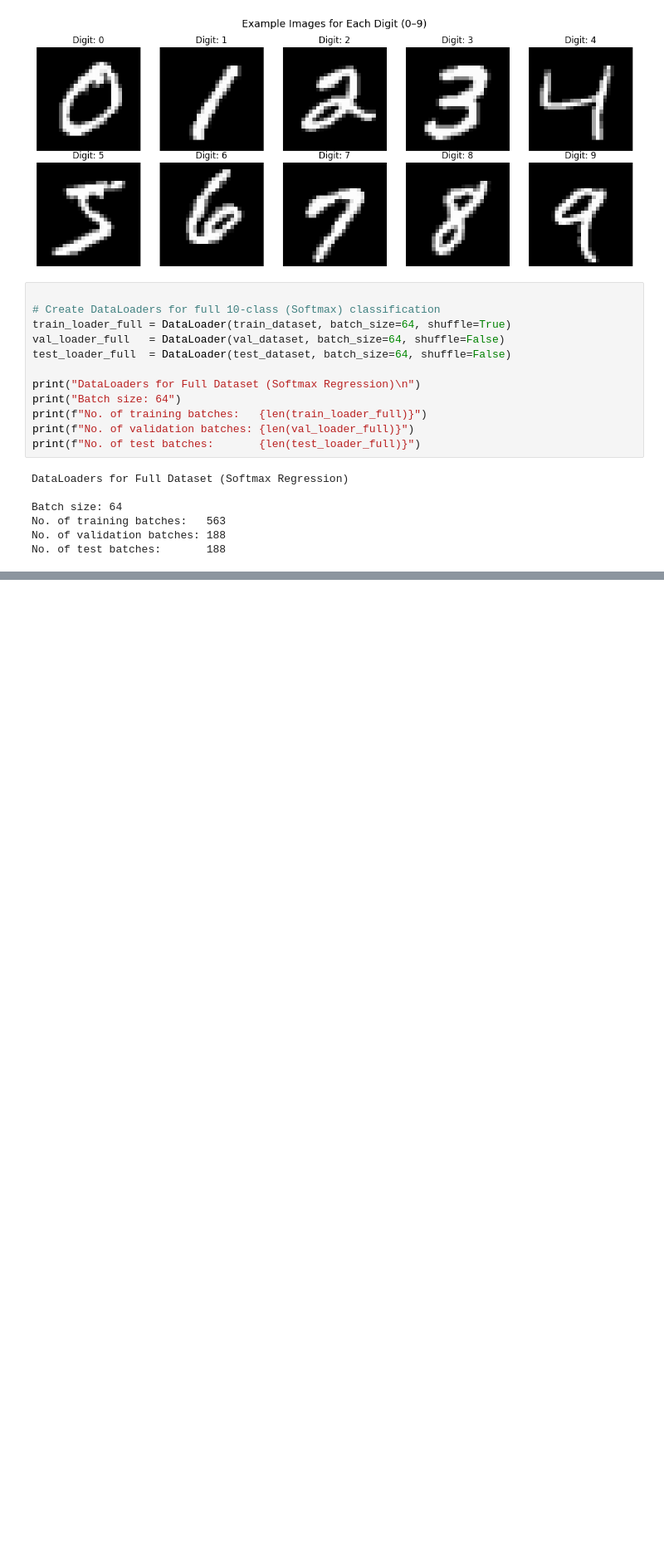
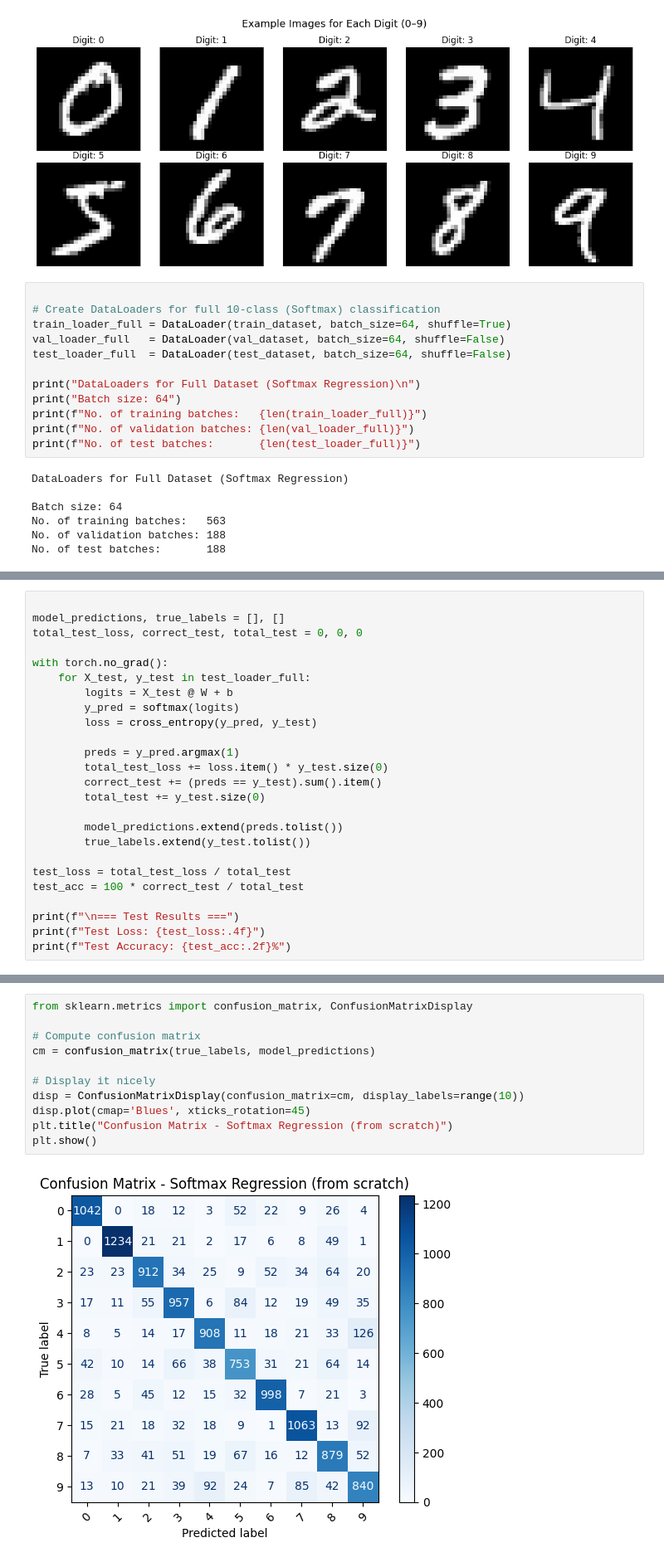
Before and after one commit to ARAHMAN04/ML2, a Jupyter notebook: Part1.ipynb, the cells around one changed output, grey strips where cells are left out. Shown: that part at 83% size. Drawn from its saved outputs; the diff is of its cells as text; blank space fills up the shorter version.

```diff
--- a/Part1.ipynb
+++ b/Part1.ipynb
@@ -426,0 +590,25 @@ No. of test batches:       188
+# %%
+
+model_predictions, true_labels = [], []
+total_test_loss, correct_test, total_test = 0, 0, 0
+
+with torch.no_grad():
+    for X_test, y_test in test_loader_full:
+        logits = X_test @ W + b
+        y_pred = softmax(logits)
+        loss = cross_entropy(y_pred, y_test)
+
+        preds = y_pred.argmax(1)
+        total_test_loss += loss.item() * y_test.size(0)
+        correct_test += (preds == y_test).sum().item()
+        total_test += y_test.size(0)
+
+        model_predictions.extend(preds.tolist())
+        true_labels.extend(y_test.tolist())
+
+test_loss = total_test_loss / total_test
+test_acc = 100 * correct_test / total_test
+
+print(f"\n=== Test Results ===")
+print(f"Test Loss: {test_loss:.4f}")
+print(f"Test Accuracy: {test_acc:.2f}%")
@@ -426,0 +625,13 @@ No. of test batches:       188
+# %%
+from sklearn.metrics import confusion_matrix, ConfusionMatrixDisplay
+
+# Compute confusion matrix
+cm = confusion_matrix(true_labels, model_predictions)
+
+# Display it nicely
+disp = ConfusionMatrixDisplay(confusion_matrix=cm, display_labels=range(10))
+disp.plot(cmap='Blues', xticks_rotation=45)
+plt.title("Confusion Matrix - Softmax Regression (from scratch)")
+plt.show()
+# %% [output]
+[figure, added]
```
Also changed, not shown: parts of 30 cells of this notebook.
